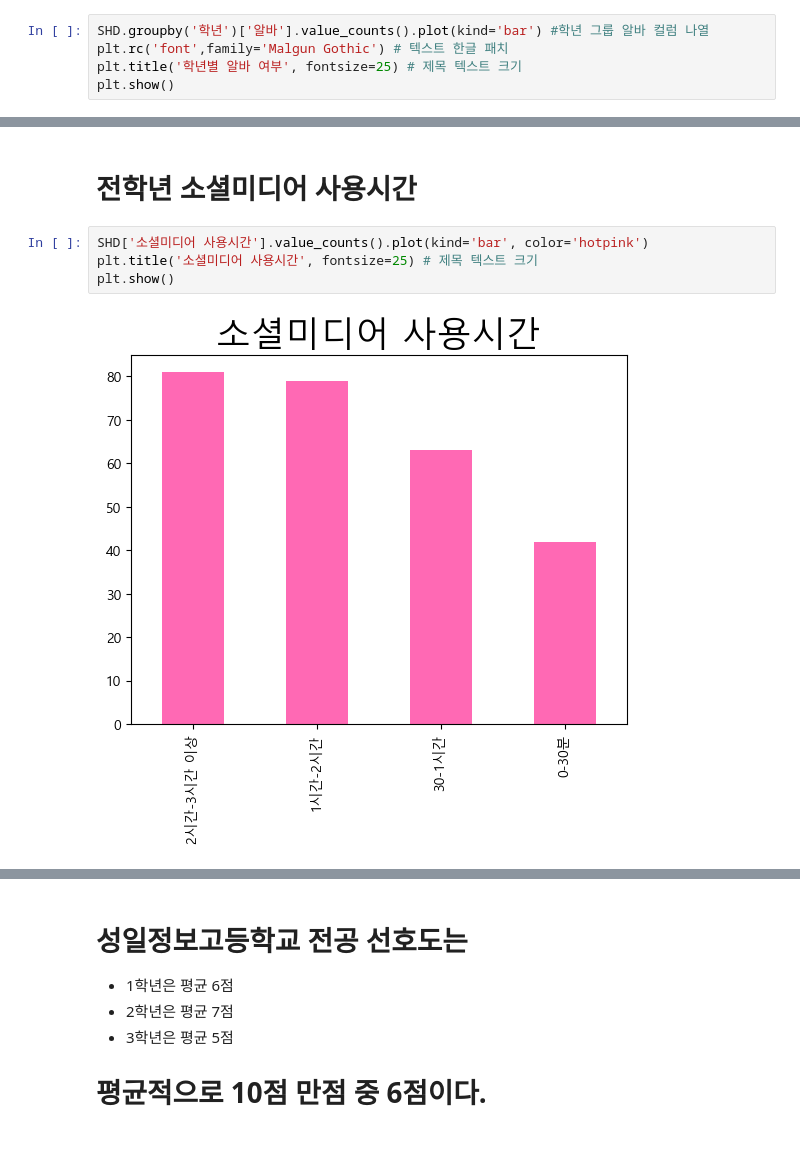
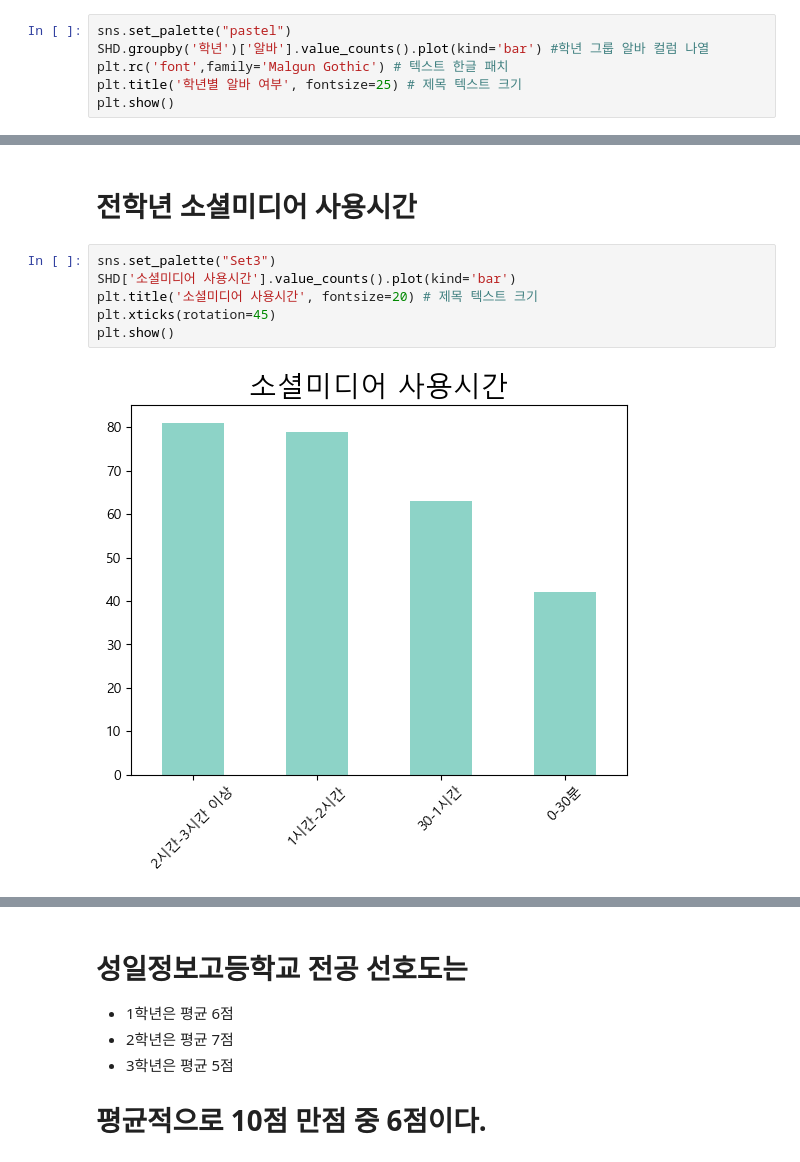
Before and after one commit to minseok06/PPP, a Jupyter notebook: 실전 준비_민친.ipynb, the cells around one changed output, grey strips where cells are left out. Cells and saved outputs as stored; diff of their text form.

```diff
--- a/실전 준비_민친.ipynb
+++ b/실전 준비_민친.ipynb
@@ -105,6 +105,7 @@ SHD_3 = SHD[SHD['학년']=='3학년'] # 3학년 데이터만 추출(변수 저
 # %% [markdown]
 # 그래프 예시 테스트
 # %%
+sns.set_palette("pastel")
 SHD.groupby('학년')['알바'].value_counts().plot(kind='bar') #학년 그룹 알바 컬럼 나열
 plt.rc('font',family='Malgun Gothic') # 텍스트 한글 패치
 plt.title('학년별 알바 여부', fontsize=25) # 제목 텍스트 크기
@@ -114,8 +115,10 @@ plt.show()
 # %% [markdown]
 # 전학년 소셜미디어 사용시간
 # %%
-SHD['소셜미디어 사용시간'].value_counts().plot(kind='bar', color='hotpink')
-plt.title('소셜미디어 사용시간', fontsize=25) # 제목 텍스트 크기
+sns.set_palette("Set3")
+SHD['소셜미디어 사용시간'].value_counts().plot(kind='bar')
+plt.title('소셜미디어 사용시간', fontsize=20) # 제목 텍스트 크기
+plt.xticks(rotation=45)
 plt.show()
 # %% [output]
-[figure, old version]
+[figure, new version]
```
Also changed, not shown: parts of 11 cells of this notebook.
